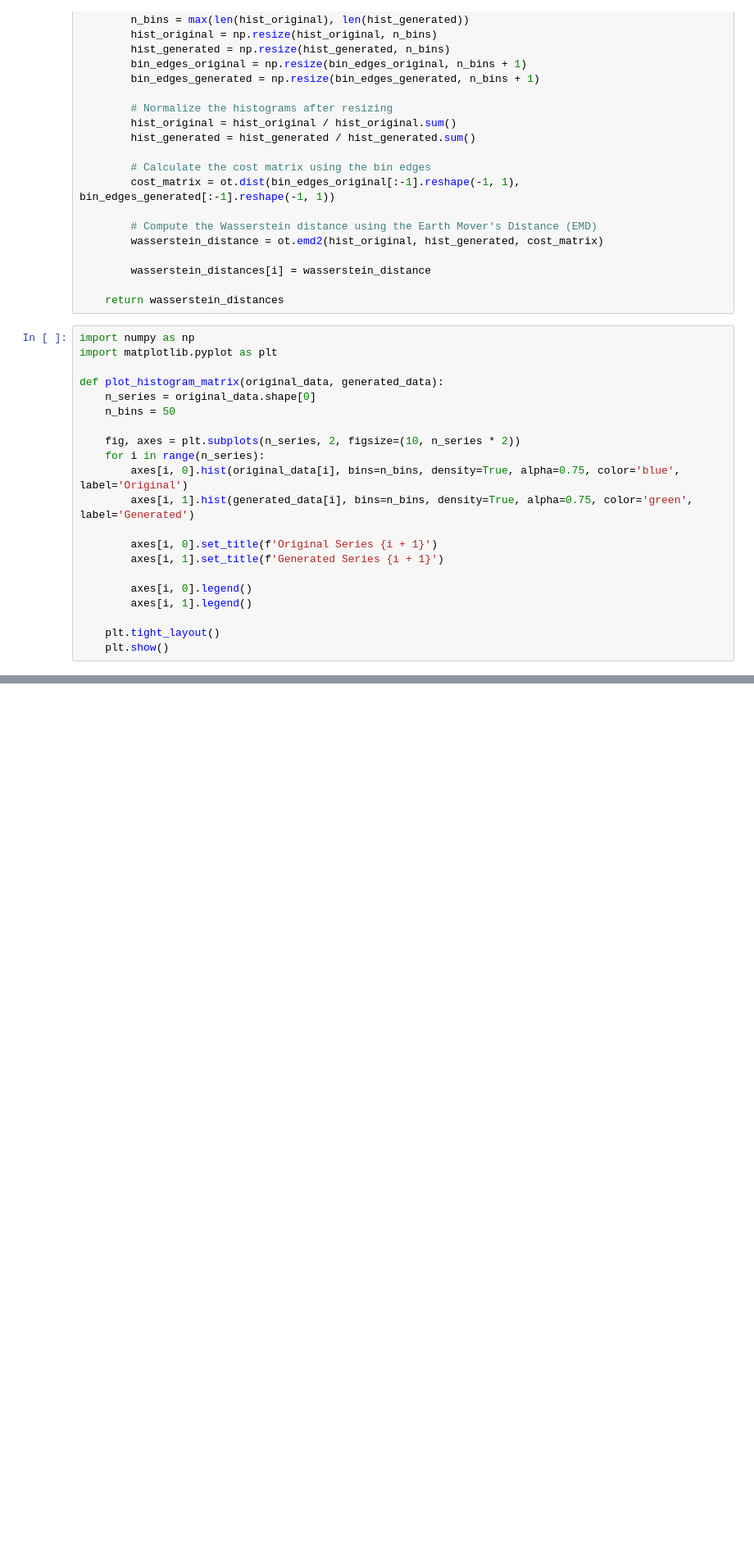
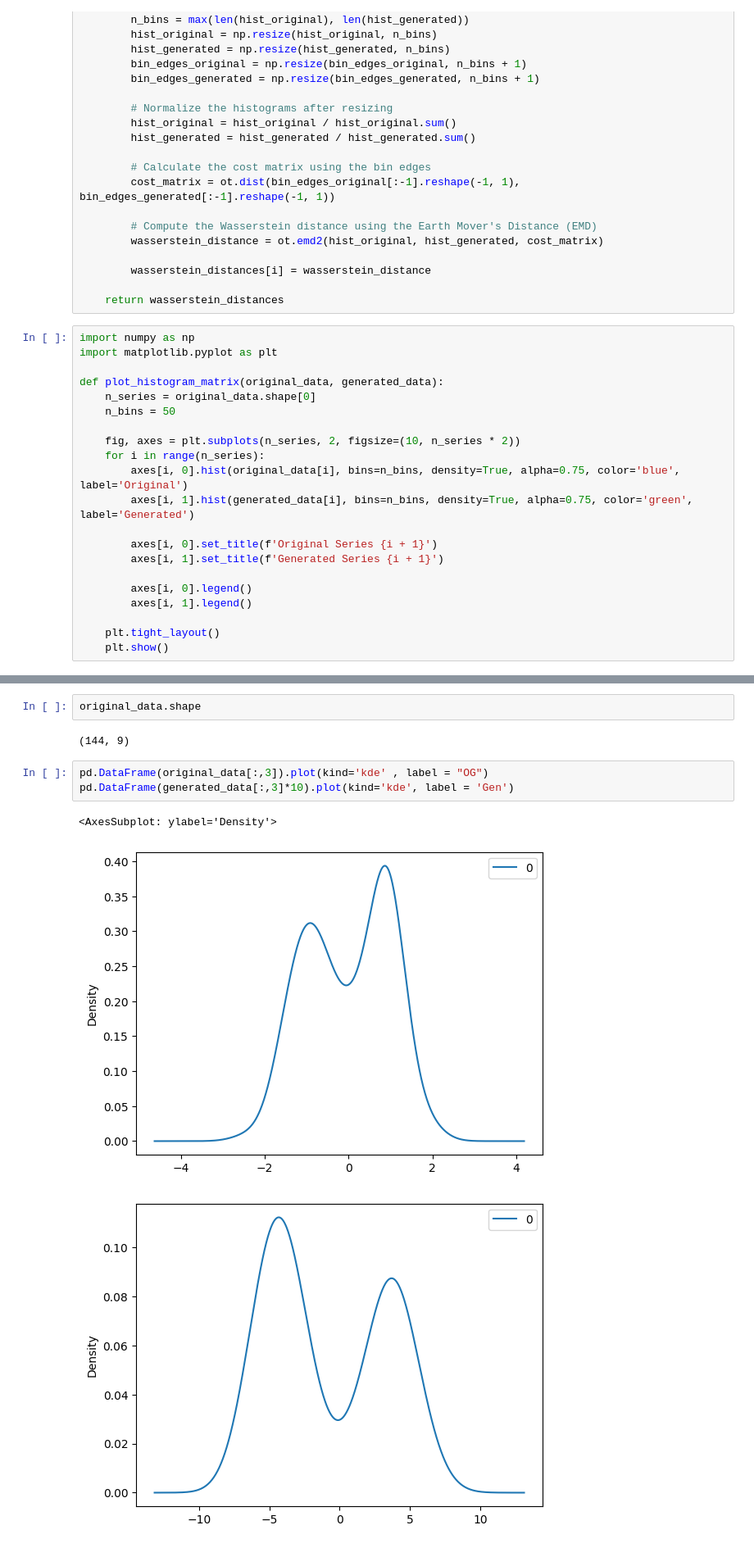
Before and after one commit to benjaminthor/transfer-learning-with-synthetic-data, a Jupyter notebook: wasserstein.ipynb, the cells around one changed output, grey strips where cells are left out. Shown at 82% size. Drawn from its saved outputs; the diff is of its cells as text; blank space fills up the shorter version.

```diff
--- a/wasserstein.ipynb
+++ b/wasserstein.ipynb
@@ -55,0 +84,11 @@ def plot_histogram_matrix(original_data, generated_data):
+# %%
+original_data.shape
+# %% [output]
+(144, 9)
+# %%
+pd.DataFrame(original_data[:,3]).plot(kind='kde' , label = "OG")
+pd.DataFrame(generated_data[:,3]*10).plot(kind='kde', label = 'Gen')
+# %% [output]
+<AxesSubplot: ylabel='Density'>
+[figure, added]
+[figure, added]
```
Also changed, not shown: parts of 13 cells of this notebook, 17 other files.
